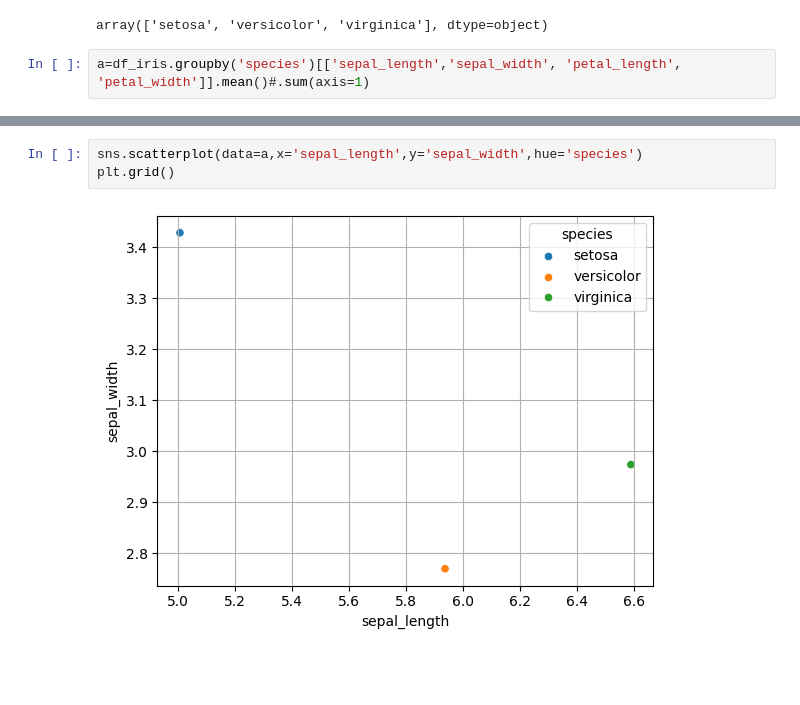
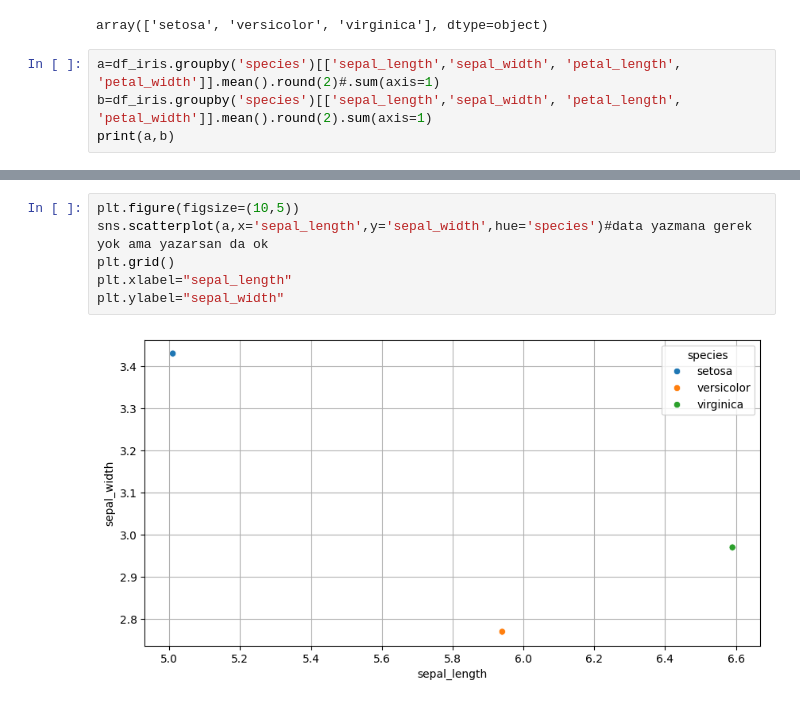
Before and after one commit to utkuseyithanoglu/utkuvisualization-exercises-with-matplot-and-seaborn, a Jupyter notebook: notebook/trying_some_work.ipynb, the cells around one changed output, grey strips where cells are left out. Drawn from its saved outputs; the diff is of its cells as text; blank space fills up the shorter version.

```diff
--- a/notebook/trying_some_work.ipynb
+++ b/notebook/trying_some_work.ipynb
@@ -66,4 +66,6 @@ df_iris['species'].unique()
 # %% [output]
 array(['setosa', 'versicolor', 'virginica'], dtype=object)
 # %%
-a=df_iris.groupby('species')[['sepal_length','sepal_width', 'petal_length', 'petal_width']].mean()#.sum(axis=1)
+a=df_iris.groupby('species')[['sepal_length','sepal_width', 'petal_length', 'petal_width']].mean().round(2)#.sum(axis=1)
+b=df_iris.groupby('species')[['sepal_length','sepal_width', 'petal_length', 'petal_width']].mean().round(2).sum(axis=1)
+print(a,b)
@@ -70,5 +82,8 @@ a=df_iris.groupby('species')[['sepal_length','sepal_width', 'petal_length', 'pet
 # %%
-sns.scatterplot(data=a,x='sepal_length',y='sepal_width',hue='species')
+plt.figure(figsize=(10,5))
+sns.scatterplot(a,x='sepal_length',y='sepal_width',hue='species')#data yazmana gerek yok ama yazarsan da ok
 plt.grid()
+plt.xlabel="sepal_length"
+plt.ylabel="sepal_width"
 # %% [output]
-[figure, old version]
+[figure, new version]
```
Also changed, not shown: parts of 5 cells of this notebook.
